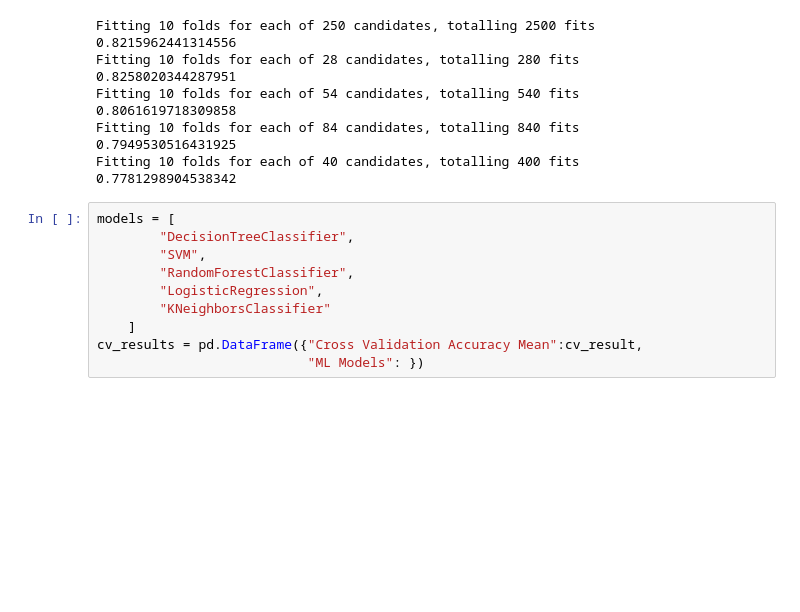
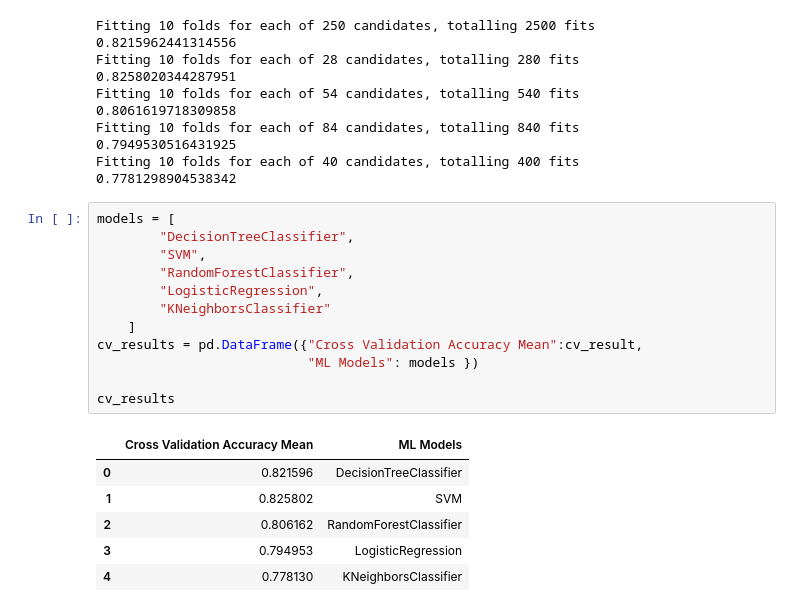
Before and after one commit to jtran217/Machine_Learning_Application_Learning, a Jupyter notebook: titanic-model/main.ipynb, the cells around one changed output. Cells and saved outputs as stored; diff of their text form; blank space fills up the shorter version.

```diff
--- a/titanic-model/main.ipynb
+++ b/titanic-model/main.ipynb
@@ -606,10 +606,19 @@ Fitting 10 folds for each of 40 candidates, totalling 400 fits
 # %%
 models = [
         "DecisionTreeClassifier",
         "SVM",
         "RandomForestClassifier",
         "LogisticRegression",
         "KNeighborsClassifier"
     ]
 cv_results = pd.DataFrame({"Cross Validation Accuracy Mean":cv_result,
-                           "ML Models": })
+                           "ML Models": models })
+
+cv_results
+# %% [output]
+|  | Cross Validation Accuracy Mean | ML Models |
+| 0 | 0.821596 | DecisionTreeClassifier |
+| 1 | 0.825802 | SVM |
+| 2 | 0.806162 | RandomForestClassifier |
+| 3 | 0.794953 | LogisticRegression |
+| 4 | 0.778130 | KNeighborsClassifier |
```
